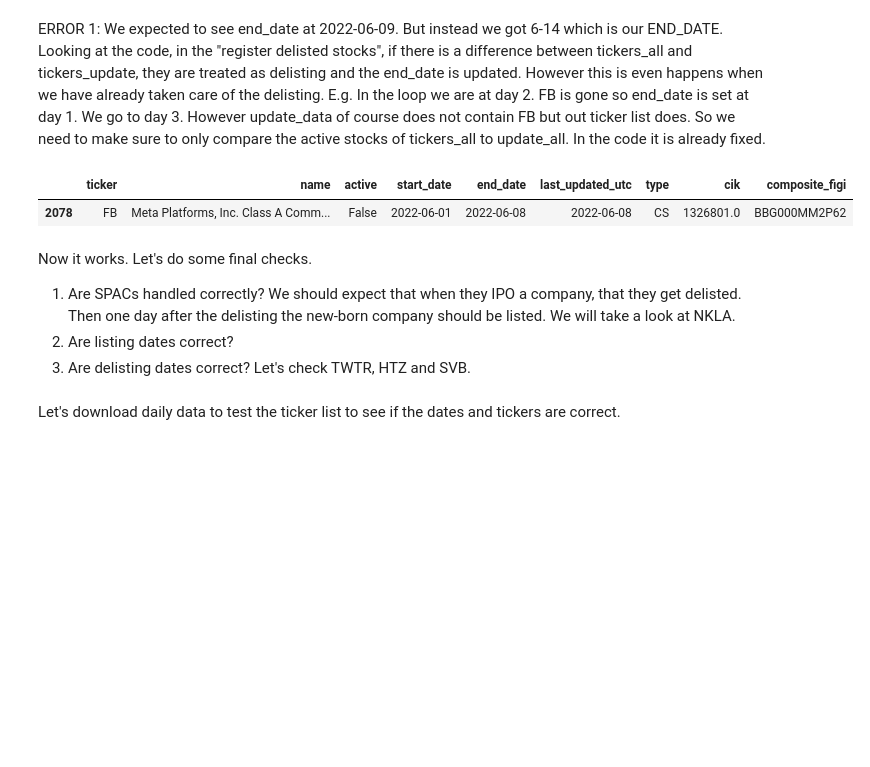
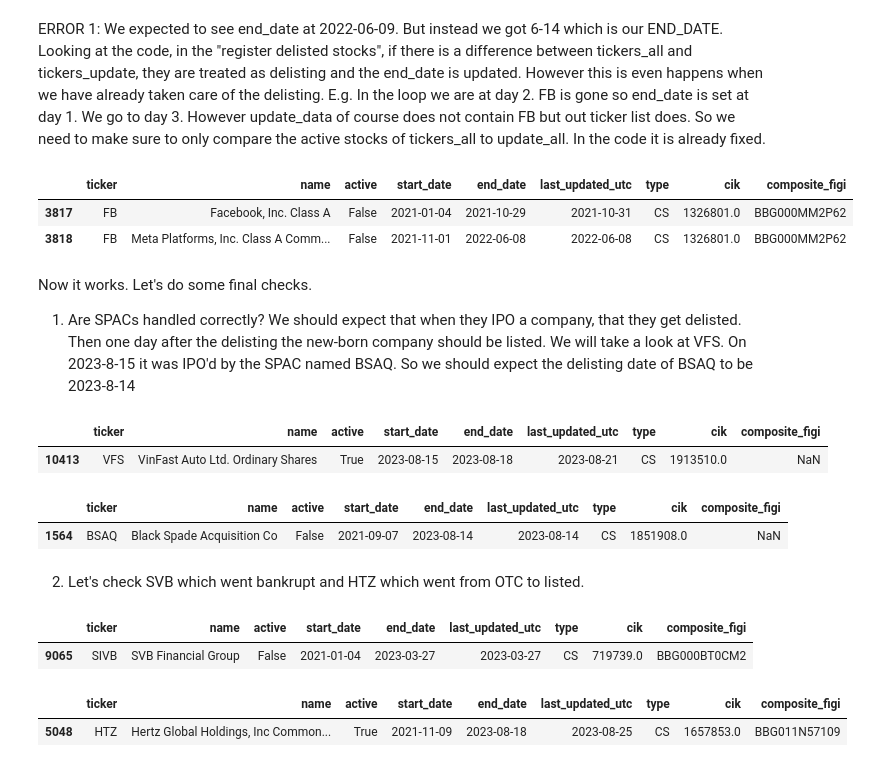
Before and after one commit to shinathan/QSExtended, a Jupyter notebook: data_import/polygon/1_get_tickers.ipynb, the cells around one changed output. Drawn from its saved outputs; the diff is of its cells as text; code cells hidden in the pictures; blank space fills up the shorter version.

Commit message:
Finally finished the ticker list

```diff
--- a/data_import/polygon/1_get_tickers.ipynb
+++ b/data_import/polygon/1_get_tickers.ipynb
@@ -1049,15 +1077,40 @@ tickers_all[tickers_all["ticker"] == "FB"]
 # %% [markdown]
 ERROR 1: We expected to see end_date at 2022-06-09. But instead we got 6-14 which is our END_DATE. Looking at the code, in the "register delisted stocks", if there is a difference between tickers_all and tickers_update, they are treated as delisting and the end_date is updated. However this is even happens when we have already taken care of the delisting. E.g. In the loop we are at day 2. FB is gone so end_date is set at day 1. We go to day 3. However update_data of course does not contain FB but out ticker list does. So we need to make sure to only compare the active stocks of tickers_all to update_all. In the code it is already fixed.
 # %%
-tickers_all = pd.read_csv(DATA_PATH + "processed/descriptive.csv", parse_dates=True, index_col = 0)
+tickers_all = pd.read_csv(DATA_PATH + "raw/descriptive.csv", parse_dates=True, index_col = 0)
 tickers_all[tickers_all["ticker"] == "FB"]
 # %% [output]
 |  | ticker | name | active | start_date | end_date | last_updated_utc | type | cik | composite_figi |
-| 2078 | FB | Meta Platforms, Inc. Class A Comm... | False | 2022-06-01 | 2022-06-08 | 2022-06-08 | CS | 1326801.0 | BBG000MM2P62 |
+| 3817 | FB | Facebook, Inc. Class A | False | 2021-01-04 | 2021-10-29 | 2021-10-31 | CS | 1326801.0 | BBG000MM2P62 |
+| 3818 | FB | Meta Platforms, Inc. Class A Comm... | False | 2021-11-01 | 2022-06-08 | 2022-06-08 | CS | 1326801.0 | BBG000MM2P62 |
 # %% [markdown]
 Now it works. Let's do some final checks.
-1. Are SPACs handled correctly? We should expect that when they IPO a company, that they get delisted. Then one day after the delisting the new-born company should be listed. We will take a look at NKLA.
-2. Are listing dates correct?
-3. Are delisting dates correct? Let's check TWTR, HTZ and SVB.
+1. Are SPACs handled correctly? We should expect that when they IPO a company, that they get delisted. Then one day after the delisting the new-born company should be listed. We will take a look at VFS. On 2023-8-15 it was IPO'd by the SPAC named BSAQ. So we should expect the delisting date of BSAQ to be 2023-8-14
-# %% [markdown]
-Let's download daily data to test the ticker list to see if the dates and tickers are correct.
+# %%
+tickers_all = pd.read_csv(DATA_PATH + "raw/descriptive.csv", parse_dates=True, index_col = 0)
+tickers_all["start_date"] = pd.to_datetime(tickers_all["start_date"]).dt.date
+tickers_all["end_date"] = pd.to_datetime(tickers_all["end_date"]).dt.date
+tickers_all["last_updated_utc"] = pd.to_datetime(tickers_all["last_updated_utc"]).dt.date
+
+tickers_all[tickers_all["ticker"] == "VFS"]
+# %% [output]
+|  | ticker | name | active | start_date | end_date | last_updated_utc | type | cik | composite_figi |
+| 10413 | VFS | VinFast Auto Ltd. Ordinary Shares | True | 2023-08-15 | 2023-08-18 | 2023-08-21 | CS | 1913510.0 | NaN |
+# %%
+tickers_all[tickers_all["ticker"] == "BSAQ"]
+# %% [output]
+|  | ticker | name | active | start_date | end_date | last_updated_utc | type | cik | composite_figi |
+| 1564 | BSAQ | Black Spade Acquisition Co | False | 2021-09-07 | 2023-08-14 | 2023-08-14 | CS | 1851908.0 | NaN |
+# %% [markdown]
+2. Let's check SVB which went bankrupt and HTZ which went from OTC to listed.
+# %%
+tickers_all[tickers_all["ticker"] == "SIVB"]
+# %% [output]
+|  | ticker | name | active | start_date | end_date | last_updated_utc | type | cik | composite_figi |
+| 9065 | SIVB | SVB Financial Group | False | 2021-01-04 | 2023-03-27 | 2023-03-27 | CS | 719739.0 | BBG000BT0CM2 |
+# %%
+tickers_all[tickers_all["ticker"] == "HTZ"]
+# The last_updated_utc from Polygon is not truly point-in-time, so that is why there is 8-25 even though we only had ticker lists up to 8-18.
+# %% [output]
+|  | ticker | name | active | start_date | end_date | last_updated_utc | type | cik | composite_figi |
+| 5048 | HTZ | Hertz Global Holdings, Inc Common... | True | 2021-11-09 | 2023-08-18 | 2023-08-25 | CS | 1657853.0 | BBG011N57109 |
```
Also changed, not shown: parts of 22 cells of this notebook, 1 other file.
